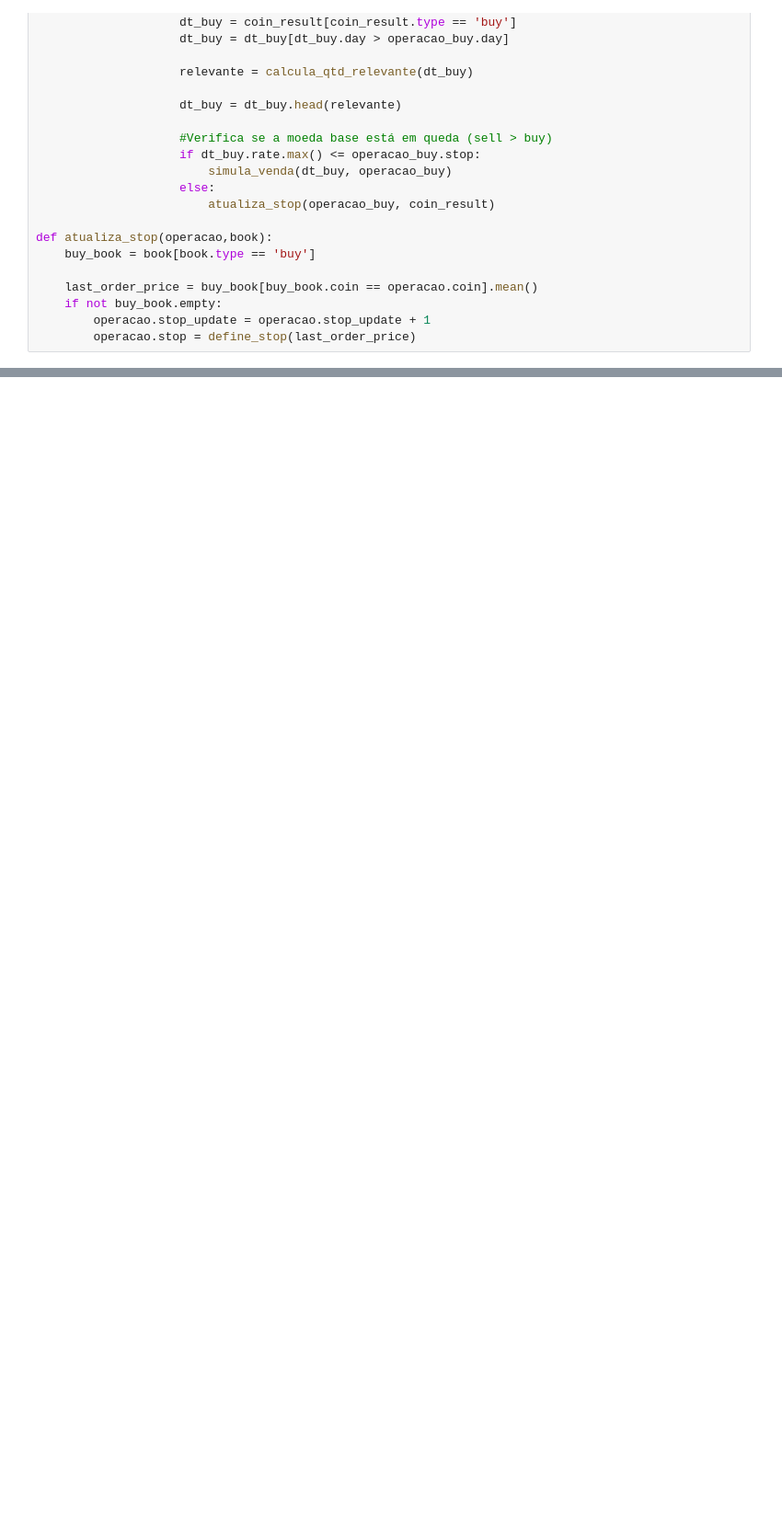
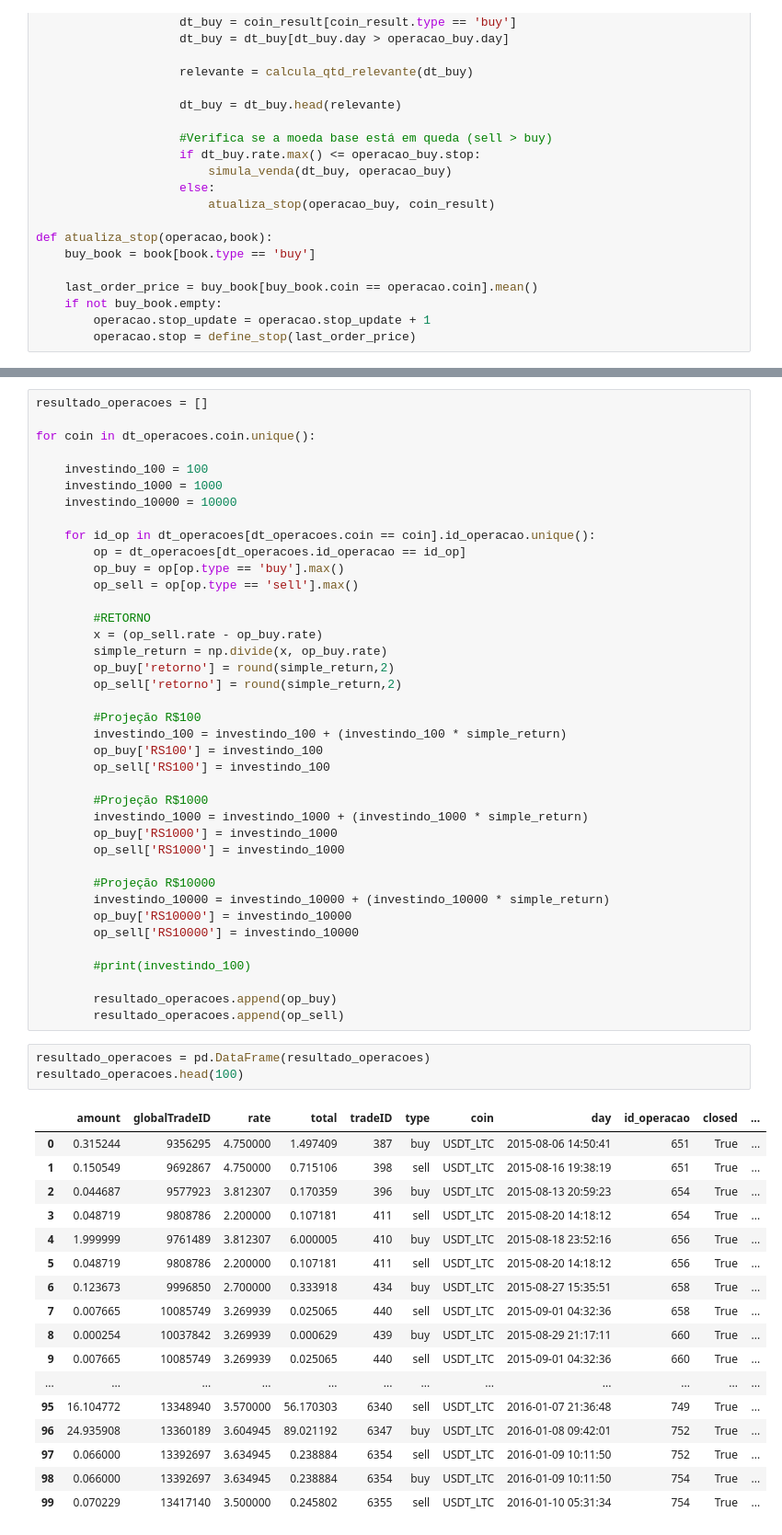
Before and after one commit to nikolasmagno/btc-alt, a Jupyter notebook: BackTest.ipynb, the cells around one changed output, grey strips where cells are left out. Shown at 92% size. Drawn from its saved outputs; the diff is of its cells as text; blank space fills up the shorter version.

```diff
--- a/BackTest.ipynb
+++ b/BackTest.ipynb
@@ -438,0 +443,60 @@ resultado_operacoes[resultado_operacoes.type == 'buy'].retorno.plot(kind='kde' ,
+# %%
+resultado_operacoes = []
+
+for coin in dt_operacoes.coin.unique():
+
+    investindo_100 = 100
+    investindo_1000 = 1000
+    investindo_10000 = 10000
+
+    for id_op in dt_operacoes[dt_operacoes.coin == coin].id_operacao.unique():
+        op = dt_operacoes[dt_operacoes.id_operacao == id_op]
+        op_buy = op[op.type == 'buy'].max()
+        op_sell = op[op.type == 'sell'].max()
+
+        #RETORNO
+        x = (op_sell.rate - op_buy.rate)
+        simple_return = np.divide(x, op_buy.rate)
+        op_buy['retorno'] = round(simple_return,2)
+        op_sell['retorno'] = round(simple_return,2)
+
+        #Projeção R$100
+        investindo_100 = investindo_100 + (investindo_100 * simple_return)
+        op_buy['RS100'] = investindo_100
+        op_sell['RS100'] = investindo_100
+
+        #Projeção R$1000
+        investindo_1000 = investindo_1000 + (investindo_1000 * simple_return)
+        op_buy['RS1000'] = investindo_1000
+        op_sell['RS1000'] = investindo_1000
+
+        #Projeção R$10000
+        investindo_10000 = investindo_10000 + (investindo_10000 * simple_return)
+        op_buy['RS10000'] = investindo_10000
+        op_sell['RS10000'] = investindo_10000
+
+        #print(investindo_100)
+
+        resultado_operacoes.append(op_buy)
+        resultado_operacoes.append(op_sell)
+# %%
+resultado_operacoes = pd.DataFrame(resultado_operacoes)
+resultado_operacoes.head(100)
+# %% [output]
+|  | amount | globalTradeID | rate | total | tradeID | type | coin | day | id_operacao | closed | ... |
+| 0 | 0.315244 | 9356295 | 4.750000 | 1.497409 | 387 | buy | USDT_LTC | 2015-08-06 14:50:41 | 651 | True | ... |
+| 1 | 0.150549 | 9692867 | 4.750000 | 0.715106 | 398 | sell | USDT_LTC | 2015-08-16 19:38:19 | 651 | True | ... |
+| 2 | 0.044687 | 9577923 | 3.812307 | 0.170359 | 396 | buy | USDT_LTC | 2015-08-13 20:59:23 | 654 | True | ... |
+| 3 | 0.048719 | 9808786 | 2.200000 | 0.107181 | 411 | sell | USDT_LTC | 2015-08-20 14:18:12 | 654 | True | ... |
+| 4 | 1.999999 | 9761489 | 3.812307 | 6.000005 | 410 | buy | USDT_LTC | 2015-08-18 23:52:16 | 656 | True | ... |
+| 5 | 0.048719 | 9808786 | 2.200000 | 0.107181 | 411 | sell | USDT_LTC | 2015-08-20 14:18:12 | 656 | True | ... |
+| 6 | 0.123673 | 9996850 | 2.700000 | 0.333918 | 434 | buy | USDT_LTC | 2015-08-27 15:35:51 | 658 | True | ... |
+| 7 | 0.007665 | 10085749 | 3.269939 | 0.025065 | 440 | sell | USDT_LTC | 2015-09-01 04:32:36 | 658 | True | ... |
+| 8 | 0.000254 | 10037842 | 3.269939 | 0.000629 | 439 | buy | USDT_LTC | 2015-08-29 21:17:11 | 660 | True | ... |
+| 9 | 0.007665 | 10085749 | 3.269939 | 0.025065 | 440 | sell | USDT_LTC | 2015-09-01 04:32:36 | 660 | True | ... |
+| ... | ... | ... | ... | ... | ... | ... | ... | ... | ... | ... | ... |
+| 95 | 16.104772 | 13348940 | 3.570000 | 56.170303 | 6340 | sell | USDT_LTC | 2016-01-07 21:36:48 | 749 | True | ... |
+| 96 | 24.935908 | 13360189 | 3.604945 | 89.021192 | 6347 | buy | USDT_LTC | 2016-01-08 09:42:01 | 752 | True | ... |
+| 97 | 0.066000 | 13392697 | 3.634945 | 0.238884 | 6354 | sell | USDT_LTC | 2016-01-09 10:11:50 | 752 | True | ... |
+| 98 | 0.066000 | 13392697 | 3.634945 | 0.238884 | 6354 | buy | USDT_LTC | 2016-01-09 10:11:50 | 754 | True | ... |
+| 99 | 0.070229 | 13417140 | 3.500000 | 0.245802 | 6355 | sell | USDT_LTC | 2016-01-10 05:31:34 | 754 | True | ... |
```
Also changed, not shown: parts of 14 cells of this notebook.
